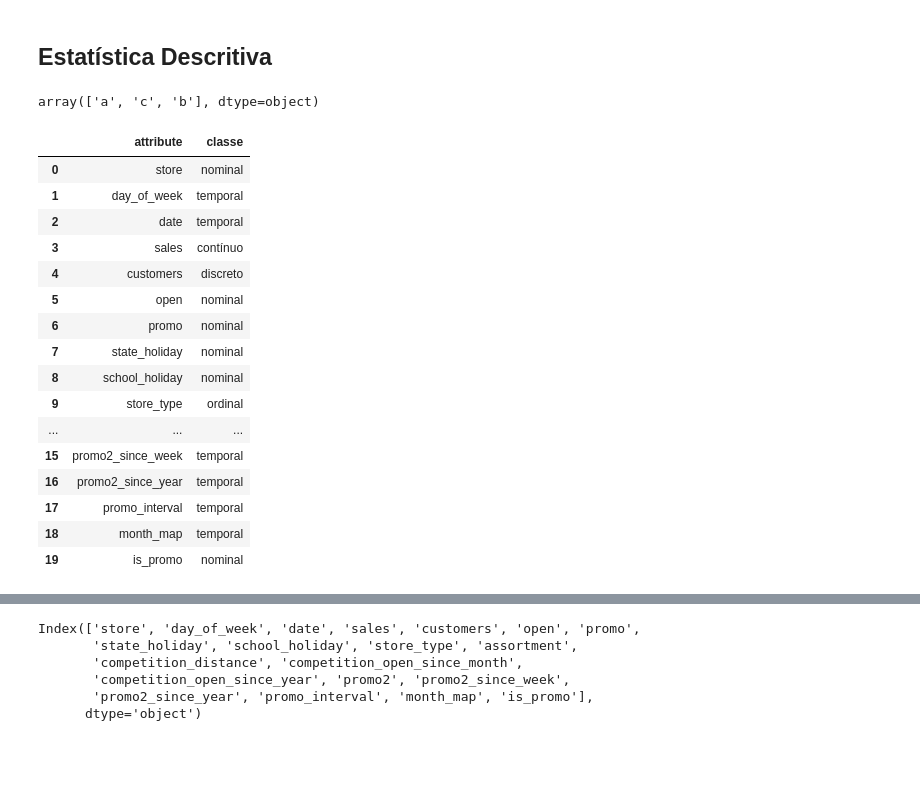
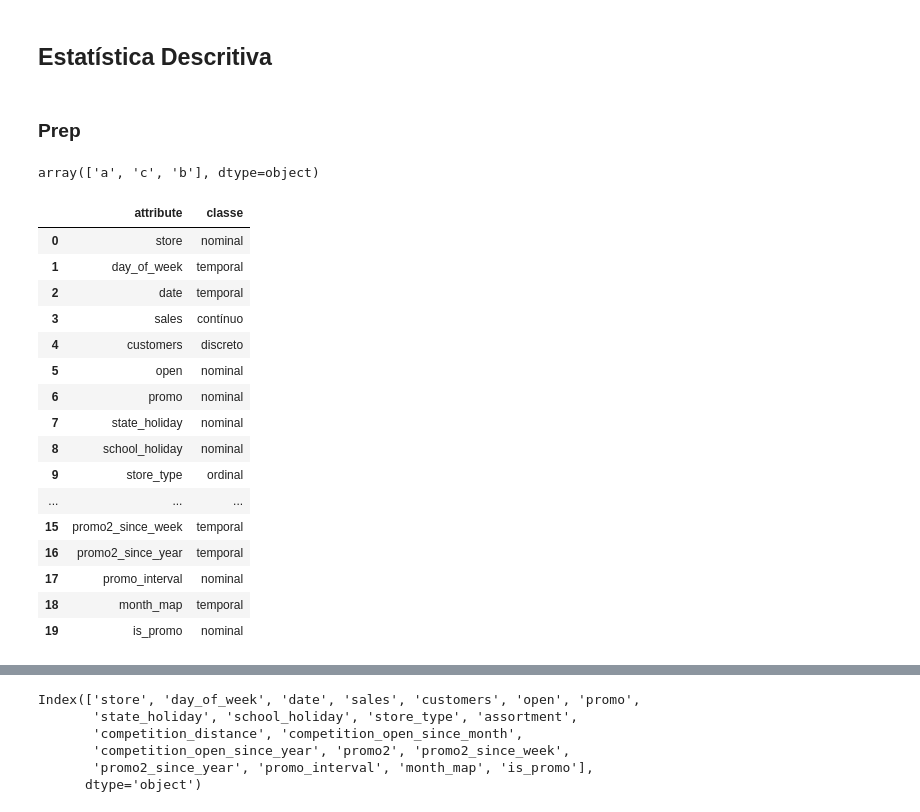
Before and after one commit to ricardosilvabr/rossmann-predict-sales, a Jupyter notebook: notebooks/v1_store_sales_prediction.ipynb, the cells around one changed output, grey strips where cells are left out. Cells and saved outputs as stored; diff of their text form; code cells hidden in the pictures; blank space fills up the shorter version.

```diff
--- a/notebooks/v1_store_sales_prediction.ipynb
+++ b/notebooks/v1_store_sales_prediction.ipynb
@@ -251,6 +251,8 @@ df1['promo2_since_week'] = df1['promo2_since_week'].astype( int )
 df1['promo2_since_year'] = df1['promo2_since_year'].astype( int )
 # %% [markdown]
 ## Estatística Descritiva
+# %% [markdown]
+### Prep
 # %%
 df1['assortment'].unique()
 # %% [output]
@@ -268,35 +270,35 @@ list_attributes = {
     'school_holiday': 'nominal',
     'store_type': 'ordinal',
     'assortment': 'ordinal',
     'competition_distance': 'contínuo',
     'competition_open_since_month': 'temporal',
     'competition_open_since_year': 'temporal',
     'promo2': 'nominal',
     'promo2_since_week': 'temporal',
     'promo2_since_year': 'temporal',
-    'promo_interval': 'temporal',
+    'promo_interval': 'nominal',
     'month_map': 'temporal',
     'is_promo': 'nominal'
 }
 
 df_dict = pd.DataFrame( list(list_attributes.items()), columns=['attribute', 'classe'] )
 df_dict
 # %% [output]
 |  | attribute | classe |
 | 0 | store | nominal |
 | 1 | day_of_week | temporal |
 | 2 | date | temporal |
 | 3 | sales | contínuo |
 | 4 | customers | discreto |
 | 5 | open | nominal |
 | 6 | promo | nominal |
 | 7 | state_holiday | nominal |
 | 8 | school_holiday | nominal |
 | 9 | store_type | ordinal |
 | ... | ... | ... |
 | 15 | promo2_since_week | temporal |
 | 16 | promo2_since_year | temporal |
-| 17 | promo_interval | temporal |
+| 17 | promo_interval | nominal |
 | 18 | month_map | temporal |
 | 19 | is_promo | nominal |
 # %%
```
Also changed, not shown: parts of 7 cells of this notebook.
